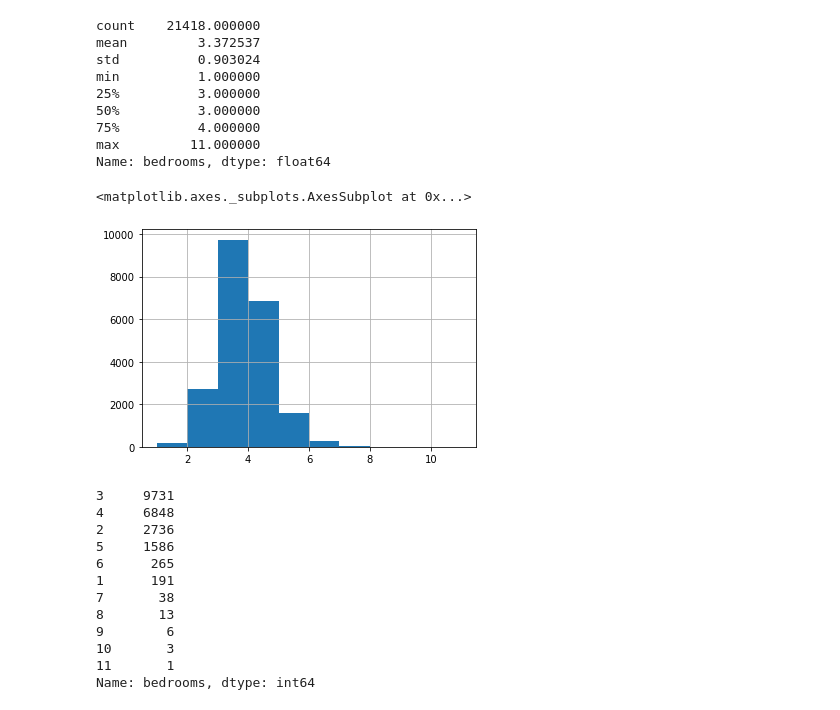
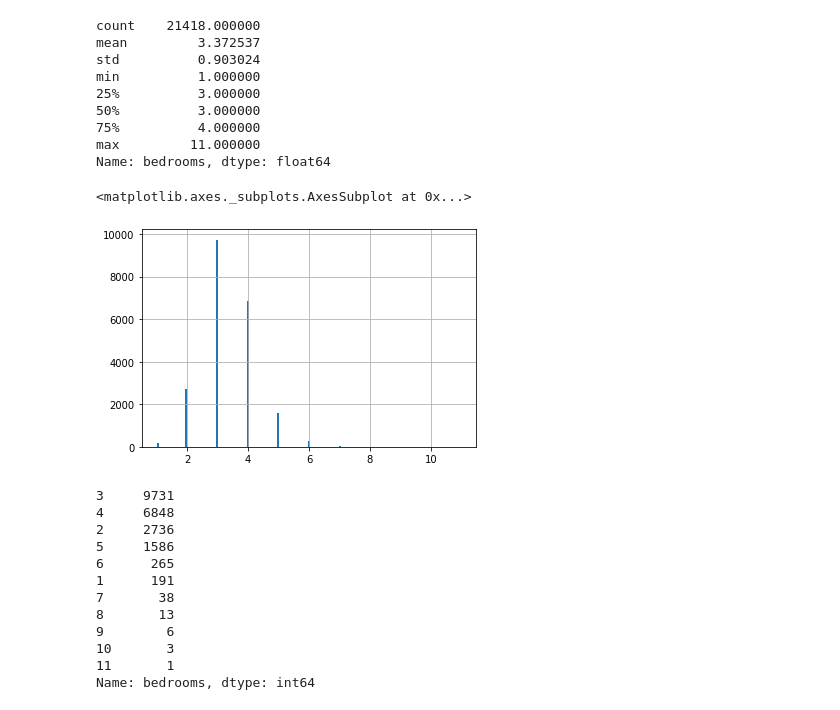
Before and after one commit to merb92/multivariate-linear-regression----housing-prices, a Jupyter notebook: EDA.ipynb, the cells around one changed output. Saved outputs shown, nothing was run; the diff lists cells and outputs as text; code cells hidden in the pictures.

```diff
--- a/EDA.ipynb
+++ b/EDA.ipynb
@@ -513,10 +516,10 @@ min          1.000000
 max         11.000000
 Name: bedrooms, dtype: float64
 # %%
-df_clean.bedrooms.hist()
+df_clean.bedrooms.hist(bins='auto')
 # %% [output]
 <matplotlib.axes._subplots.AxesSubplot at 0x...>
-[figure, old version]
+[figure, new version]
 # %%
 df_clean.bedrooms.value_counts()
 # %% [output]
```
Also changed, not shown: parts of 75 cells of this notebook, 4 other files.
